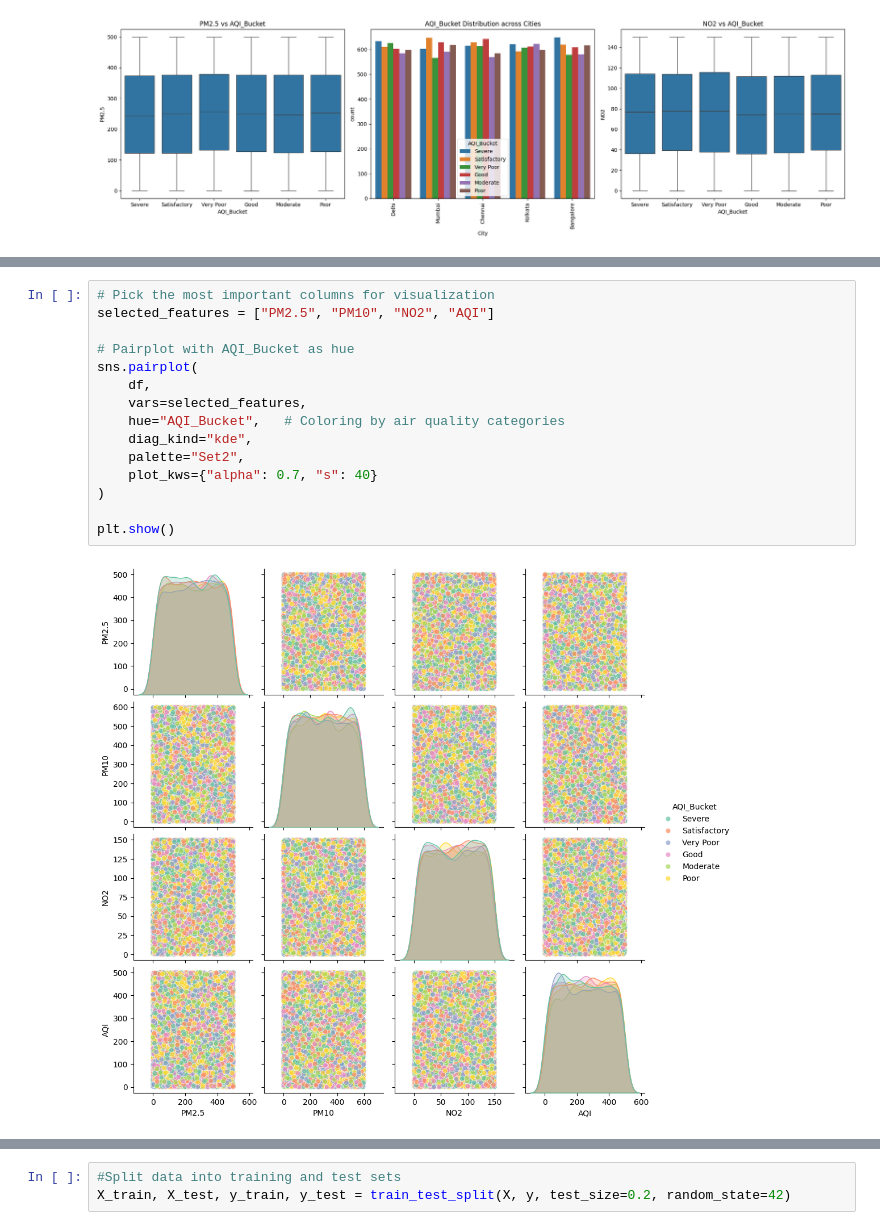
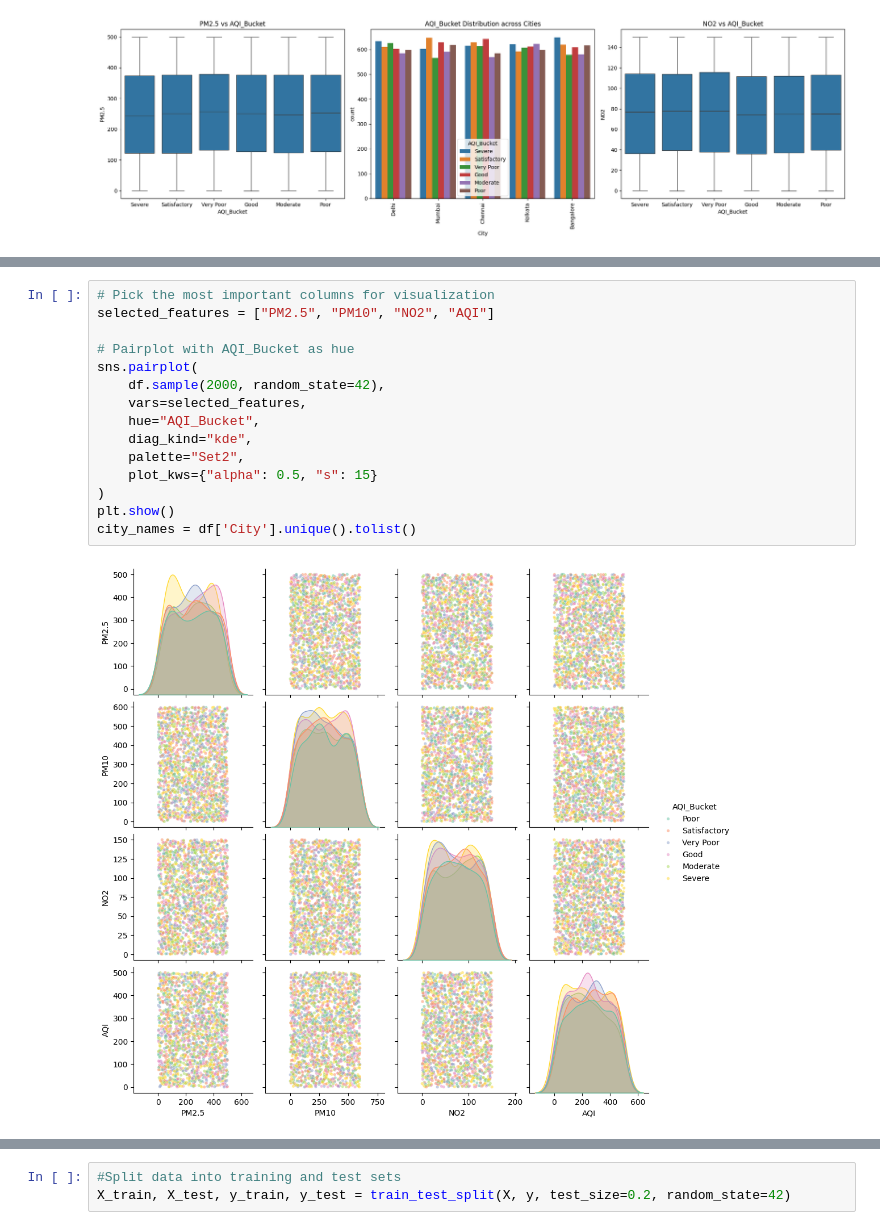
Before and after one commit to Leviosa555/Air_Quality_Monitoring_and_Health_Risk_Assesment, a Jupyter notebook: Air_Quality_Monitoring_and_Health_Risk_Assessment.ipynb, the cells around one changed output, grey strips where cells are left out. Drawn from its saved outputs; the diff is of its cells as text.

```diff
--- a/Air_Quality_Monitoring_and_Health_Risk_Assessment.ipynb
+++ b/Air_Quality_Monitoring_and_Health_Risk_Assessment.ipynb
@@ -143,19 +143,19 @@ plt.show()
 # %%
 # Pick the most important columns for visualization
 selected_features = ["PM2.5", "PM10", "NO2", "AQI"]
 
 # Pairplot with AQI_Bucket as hue
 sns.pairplot(
-    df,
+    df.sample(2000, random_state=42),
     vars=selected_features,
-    hue="AQI_Bucket",   # Coloring by air quality categories
+    hue="AQI_Bucket",
     diag_kind="kde",
     palette="Set2",
-    plot_kws={"alpha": 0.7, "s": 40}
+    plot_kws={"alpha": 0.5, "s": 15}
 )
-
 plt.show()
+city_names = df['City'].unique().tolist()
 # %% [output]
-[figure, old version]
+[figure, new version]
 # %%
 #Data preprocessing
```
Also changed, not shown: parts of 15 cells of this notebook, 1 other file.
